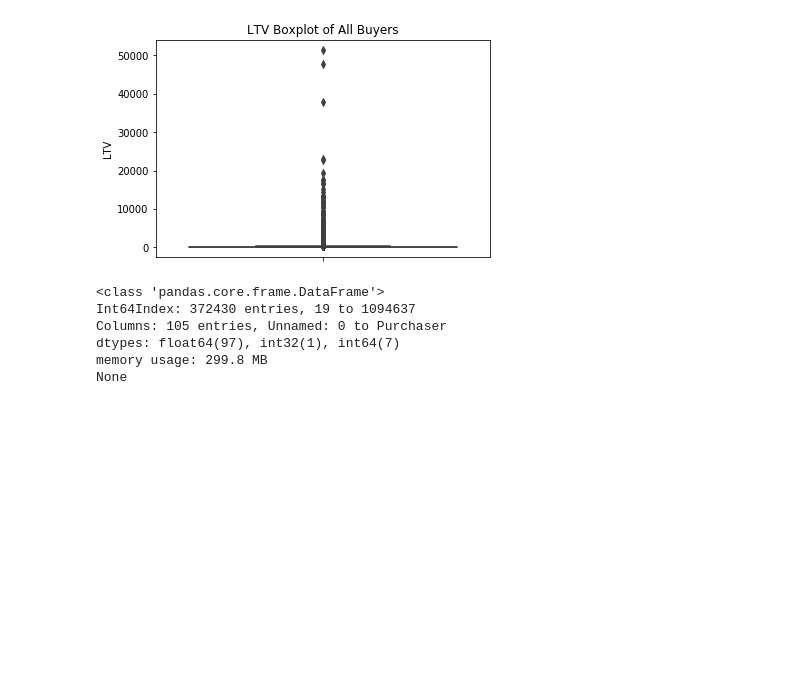
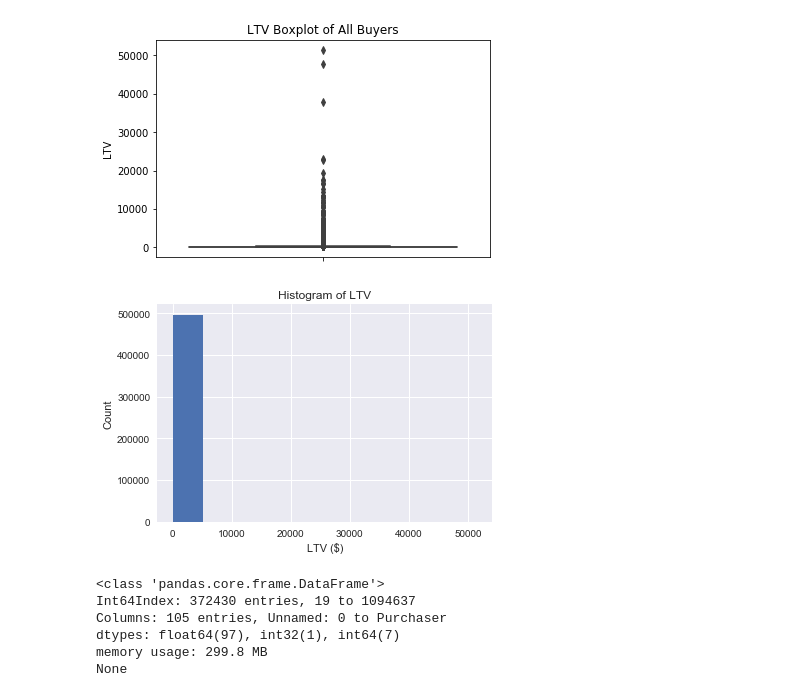
Before and after one commit to juliannarenaud/springboarddatasciencecourse, a Jupyter notebook: Project 2 Milestone Report.ipynb, the cells around one changed output. Saved outputs shown, nothing was run; the diff lists cells and outputs as text; code cells hidden in the pictures; blank space fills up the shorter version.

```diff
--- a/Project 2 Milestone Report.ipynb
+++ b/Project 2 Milestone Report.ipynb
@@ -1440,6 +1489,17 @@ _ = plt.title('LTV Boxplot of All Buyers')
 plt.show()
 # %% [output]
 [figure]
+# %%
+#Create a histogram to visualize the dataset
+sns.set()
+_ = plt.hist(buyers_df['ORDER_VALUE'])
+_ = plt.title('Histogram of LTV')
+_ = plt.xlabel('LTV ($)')
+_ = plt.ylabel('Count')
+
+plt.show()
+# %% [output]
+[figure, added]
 # %%
 #Split the buyers data into the bottom 75% and the top 25% and explore
 buyers75percent_df = buyers_df[buyers_df.ORDER_VALUE <= 143.84]
```
Also changed, not shown: parts of 52 cells of this notebook.
